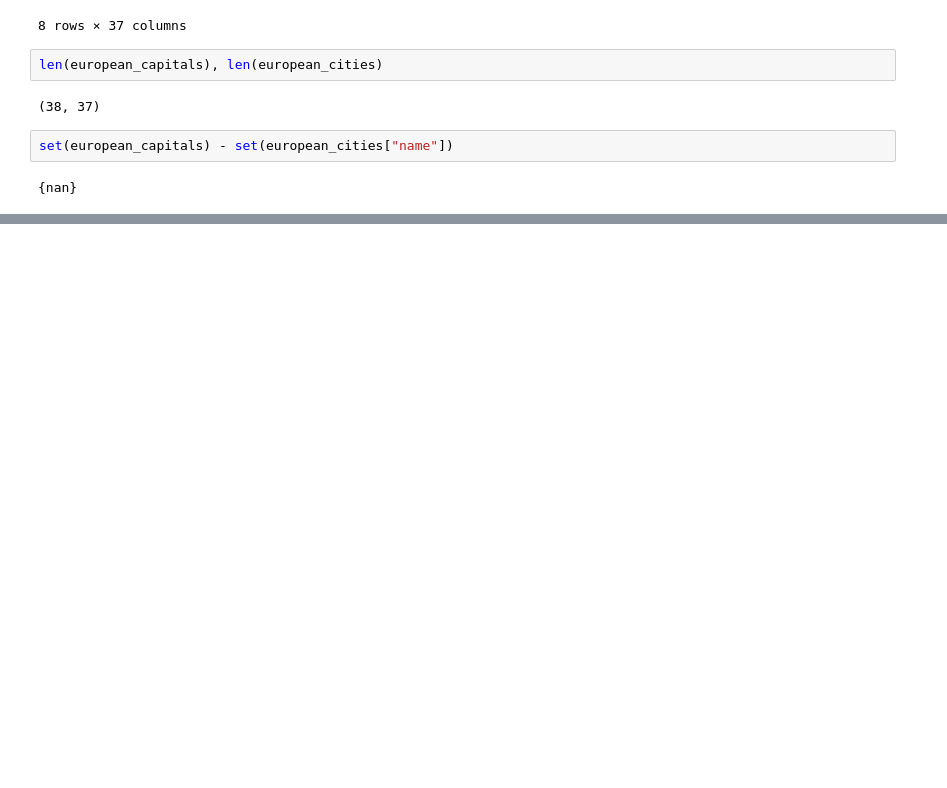
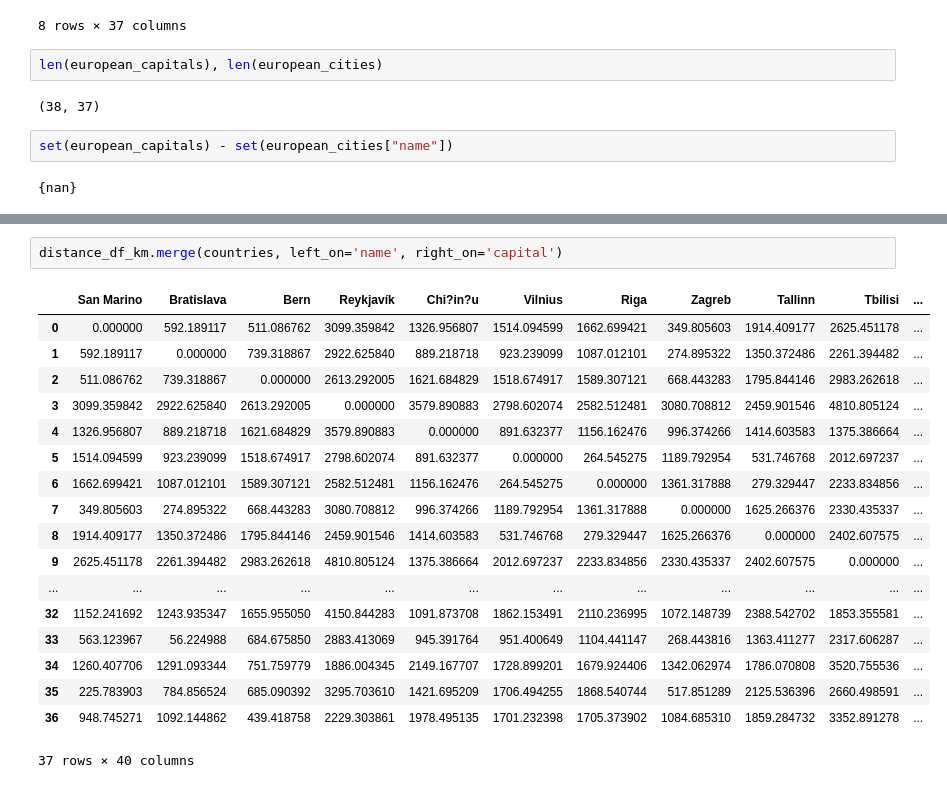
Before and after one commit to kluedemann/eurovision-voting-analysis, a Jupyter notebook: eurovision_distances.ipynb, the cells around one changed output, grey strips where cells are left out. Drawn from its saved outputs; the diff is of its cells as text; blank space fills up the shorter version.

Commit message:
Added distances to votes for 2023 countries

```diff
--- a/eurovision_distances.ipynb
+++ b/eurovision_distances.ipynb
@@ -82,0 +135,21 @@ set(european_capitals) - set(european_cities["name"])
+# %%
+distance_df_km.merge(countries, left_on='name', right_on='capital')
+# %% [output]
+|  | San Marino | Bratislava | Bern | Reykjavík | Chi?in?u | Vilnius | Riga | Zagreb | Tallinn | Tbilisi | ... |
+| 0 | 0.000000 | 592.189117 | 511.086762 | 3099.359842 | 1326.956807 | 1514.094599 | 1662.699421 | 349.805603 | 1914.409177 | 2625.451178 | ... |
+| 1 | 592.189117 | 0.000000 | 739.318867 | 2922.625840 | 889.218718 | 923.239099 | 1087.012101 | 274.895322 | 1350.372486 | 2261.394482 | ... |
+| 2 | 511.086762 | 739.318867 | 0.000000 | 2613.292005 | 1621.684829 | 1518.674917 | 1589.307121 | 668.443283 | 1795.844146 | 2983.262618 | ... |
+| 3 | 3099.359842 | 2922.625840 | 2613.292005 | 0.000000 | 3579.890883 | 2798.602074 | 2582.512481 | 3080.708812 | 2459.901546 | 4810.805124 | ... |
+| 4 | 1326.956807 | 889.218718 | 1621.684829 | 3579.890883 | 0.000000 | 891.632377 | 1156.162476 | 996.374266 | 1414.603583 | 1375.386664 | ... |
+| 5 | 1514.094599 | 923.239099 | 1518.674917 | 2798.602074 | 891.632377 | 0.000000 | 264.545275 | 1189.792954 | 531.746768 | 2012.697237 | ... |
+| 6 | 1662.699421 | 1087.012101 | 1589.307121 | 2582.512481 | 1156.162476 | 264.545275 | 0.000000 | 1361.317888 | 279.329447 | 2233.834856 | ... |
+| 7 | 349.805603 | 274.895322 | 668.443283 | 3080.708812 | 996.374266 | 1189.792954 | 1361.317888 | 0.000000 | 1625.266376 | 2330.435337 | ... |
+| 8 | 1914.409177 | 1350.372486 | 1795.844146 | 2459.901546 | 1414.603583 | 531.746768 | 279.329447 | 1625.266376 | 0.000000 | 2402.607575 | ... |
+| 9 | 2625.451178 | 2261.394482 | 2983.262618 | 4810.805124 | 1375.386664 | 2012.697237 | 2233.834856 | 2330.435337 | 2402.607575 | 0.000000 | ... |
+| ... | ... | ... | ... | ... | ... | ... | ... | ... | ... | ... | ... |
+| 32 | 1152.241692 | 1243.935347 | 1655.955050 | 4150.844283 | 1091.873708 | 1862.153491 | 2110.236995 | 1072.148739 | 2388.542702 | 1853.355581 | ... |
+| 33 | 563.123967 | 56.224988 | 684.675850 | 2883.413069 | 945.391764 | 951.400649 | 1104.441147 | 268.443816 | 1363.411277 | 2317.606287 | ... |
+| 34 | 1260.407706 | 1291.093344 | 751.759779 | 1886.004345 | 2149.167707 | 1728.899201 | 1679.924406 | 1342.062974 | 1786.070808 | 3520.755536 | ... |
+| 35 | 225.783903 | 784.856524 | 685.090392 | 3295.703610 | 1421.695209 | 1706.494255 | 1868.540744 | 517.851289 | 2125.536396 | 2660.498591 | ... |
+| 36 | 948.745271 | 1092.144862 | 439.418758 | 2229.303861 | 1978.495135 | 1701.232398 | 1705.373902 | 1084.685310 | 1859.284732 | 3352.891278 | ... |
+37 rows × 40 columns
```
Also changed, not shown: parts of 9 cells of this notebook, 1 other file.
